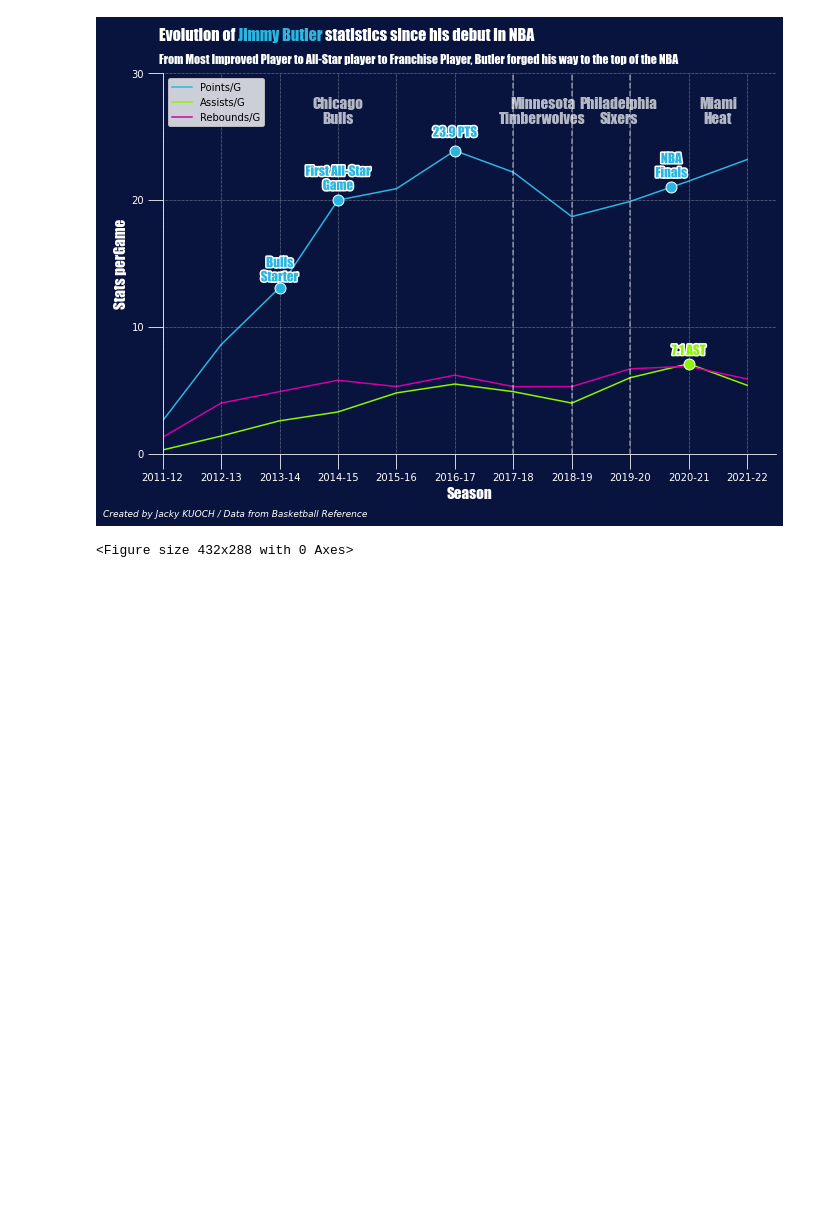
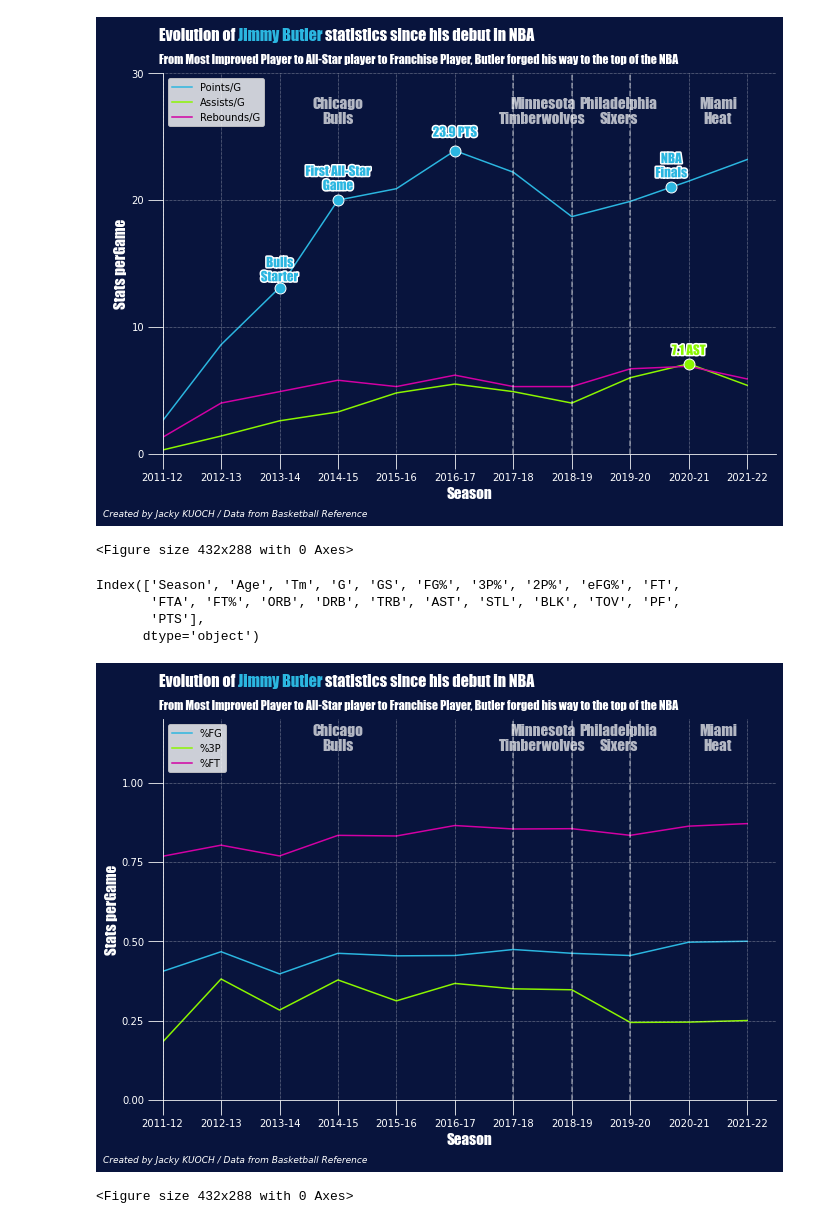
Before and after one commit to JackyKch/JimmyButler, a Jupyter notebook: coding/career_stats.ipynb, the cells around one changed output. Cells and saved outputs as stored; diff of their text form; code cells hidden in the pictures; blank space fills up the shorter version.

Commit message:
Try subplots

```diff
--- a/coding/career_stats.ipynb
+++ b/coding/career_stats.ipynb
@@ -134,3 +134,78 @@ plt.tight_layout()
 # %% [output]
 [figure]
 <Figure size 432x288 with 0 Axes>
+# %%
+df.columns
+# %% [output]
+Index(['Season', 'Age', 'Tm', 'G', 'GS', 'FG%', '3P%', '2P%', 'eFG%', 'FT',
+       'FTA', 'FT%', 'ORB', 'DRB', 'TRB', 'AST', 'STL', 'BLK', 'TOV', 'PF',
+       'PTS'],
+      dtype='object')
+# %%
+fig,ax = plt.subplots(figsize = (11,7))
+
+#Add grid to the plot
+ax.grid(ls="dotted", lw="0.5", color="w", zorder=1)
+
+hfont = {'fontname':'Impact'}
+
+#Change the background color
+fig.set_facecolor("#08143D")
+ax.patch.set_facecolor("#08143D")
+
+#Change the ticks color
+ax.tick_params(colors="w", length=15)
+
+#Change the axes color
+ax.spines['bottom'].set_color("w")
+ax.spines['top'].set_visible(False)
+ax.spines['right'].set_visible(False)
+ax.spines['left'].set_color("w")
+
+# Plot the differents stats
+plt.plot(df['Season'], df['FG%'], zorder=0, color="#2bb6e0", label = "%FG")
+plt.plot(df['Season'], df['3P%'], zorder=0, color="#8BF600", label = "%3P")
+plt.plot(df['Season'], df['FT%'], zorder=0, color="#D200A4", label = "%FT")
+#plt.plot(df['Season'], df['FT'], zorder=0, color="#03D9E3", label = "FT/G")
+
+# Set the ticks
+#plt.xticks(['2008-01', '2010-01','2013-12','2016-01','2017-12','2020-04'])
+plt.yticks([0,0.25,0.5,0.75, 1])
+ax.set_ylim(0,1.2)
+plt.xlim(xmin='2011-12')
+
+# Axes Label
+plt.xlabel("Season", color="w", fontsize=15 , **hfont)
+plt.ylabel("Percentage", color="w", fontsize=15 , **hfont)
+
+# Title and credits
+fig_text(0.12,0.97, s="Evolution of <Jimmy Butler> statistics since his debut in NBA\n", highlight_textprops=[{"color": '#2bb6e0'}], fontsize = 16, fontweight = "bold", color = "w", **hfont)
+fig.text(0.12,0.9, "From Most Improved Player to All-Star player to Franchise Player, Butler forged his way to the top of the NBA", fontsize = 12, fontweight="light", color = "w", **hfont)
+fig.text(0.05, 0, "Created by Jacky KUOCH / Data from Basketball Reference",fontstyle="italic",fontsize=9, color="w")
+
+
+# Split the graph in four parts for each team he played for
+ax.axvline(x='2017-18', color="w", linestyle = '--', alpha = 0.5, zorder =3)
+ax.axvline(x='2018-19', color="w", linestyle = '--', alpha = 0.5, zorder =3)
+ax.axvline(x='2019-20', color="w", linestyle = '--', alpha = 0.5, zorder =3)
+
+## Chicago Bulls
+ax.text('2014-15', 1.1, "Chicago\nBulls", fontsize=15, ha="center", color="w",alpha = 0.7, zorder =2, **hfont)
+## Minnesota Timberwolves
+ax.text(6.5, 1.1, "Minnesota\nTimberwolves", fontsize=15, ha="center", color="w",alpha = 0.7 ,zorder =2, **hfont)
+## Philadelphia Sixers
+ax.text(7.8, 1.1, "Philadelphia\nSixers", fontsize=15, ha="center", color="w",alpha = 0.7 ,zorder =2, **hfont)
+## Miami Heat
+ax.text(9.5, 1.1, "Miami\nHeat", fontsize=15, ha="center", color="w",alpha = 0.7,zorder =2, **hfont)
+
+# Add points on key dates
+
+
+
+plt.legend(loc='upper left')
+
+plt.show()
+plt.tight_layout()
+# %% [output]
+[figure, added]
+<Figure size 432x288 with 0 Axes>
```
Also changed, not shown: parts of 1 cell of this notebook.
